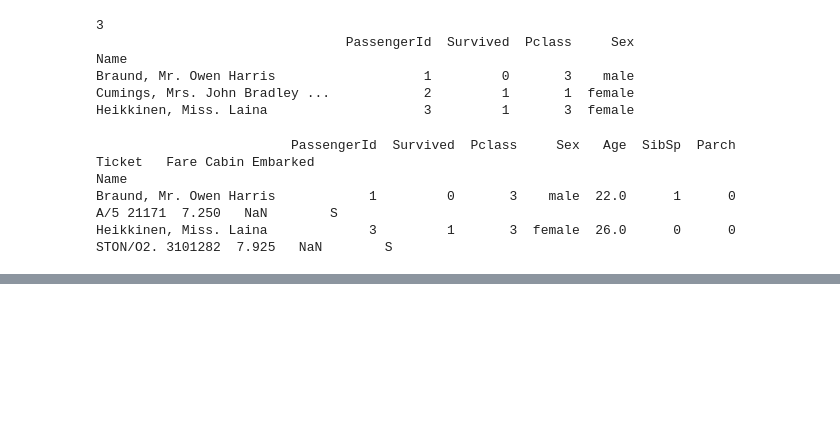
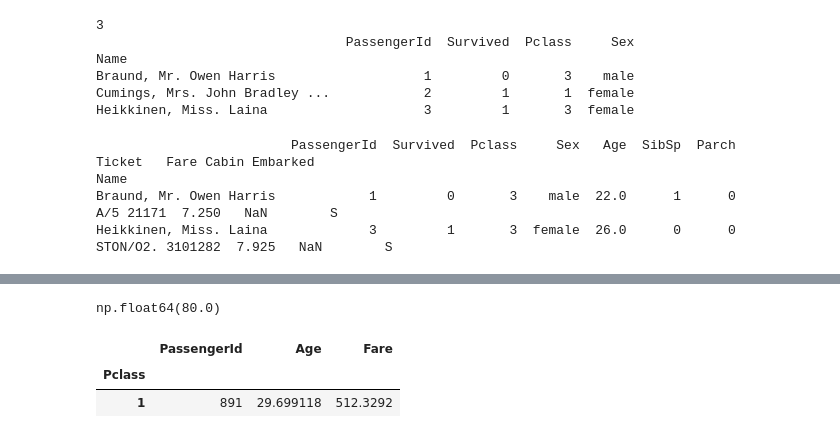
Before and after one commit to bb-bbb/homescape.com, a Jupyter notebook: chap01/02.pandas_test.ipynb, the cells around one changed output, grey strips where cells are left out. Cells and saved outputs as stored; diff of their text form; code cells hidden in the pictures; blank space fills up the shorter version.

```diff
--- a/chap01/02.pandas_test.ipynb
+++ b/chap01/02.pandas_test.ipynb
@@ -324,0 +342,14 @@ titanic_df[cond1 & cond2 & cond3] # 위에 3개조건 다 만족하는 T&T&T 인
+# %%
+titanic_df['Age'].max()
+# %% [output]
+np.float64(80.0)
+# %%
+## Pclass 를 기준으로 그룹화하고, 각 그룹의 'Age' 열의 평균을 계산
+# groupby - 그룹화
+
+agg_format = {'PassengerId':'count','Age':'mean','Fare':'max'}
+titanic_df.groupby('Pclass').agg(agg_format)
+# %% [output]
+|  | PassengerId | Age | Fare |
+| Pclass |  |  |  |
+| 1 | 891 | 29.699118 | 512.3292 |
```
Also changed, not shown: parts of 10 cells of this notebook, 10 other files.
